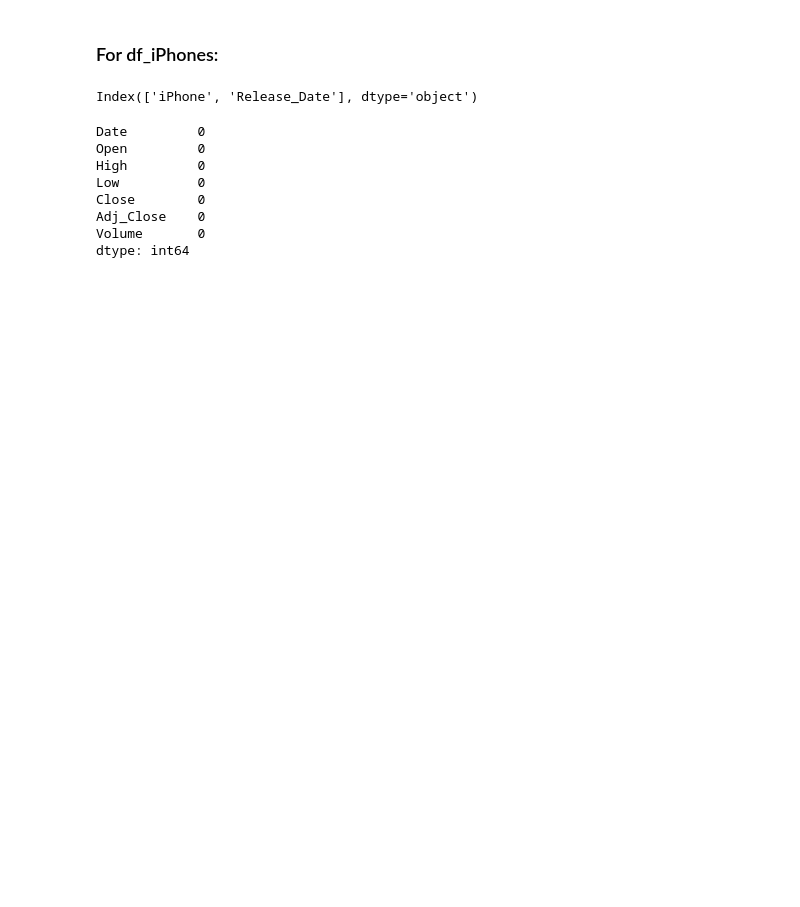
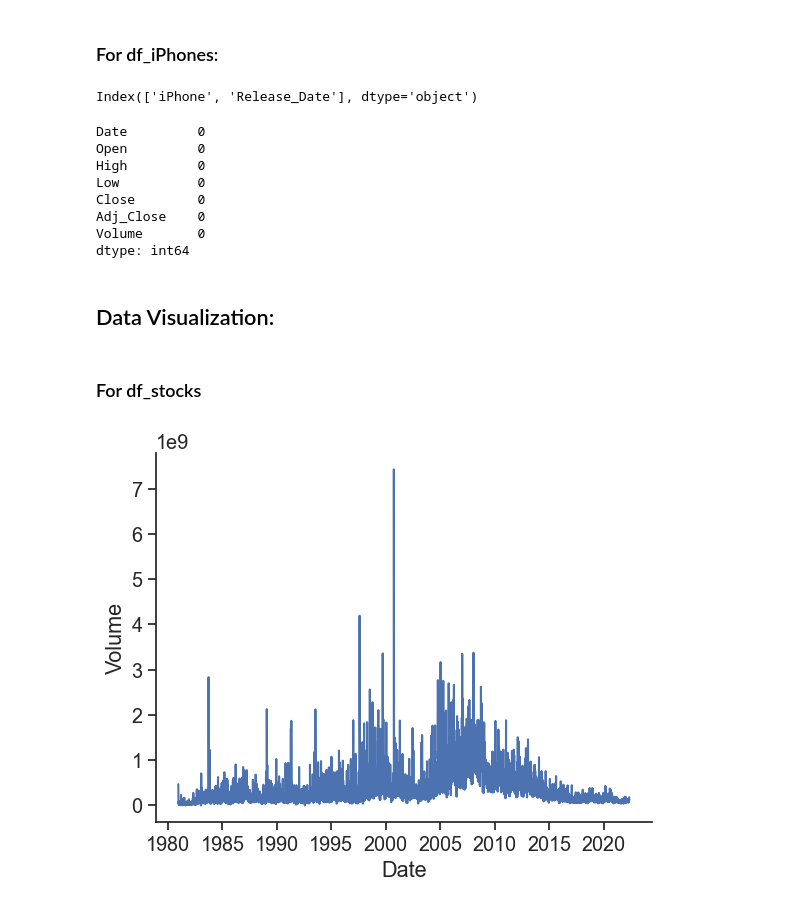
Before and after one commit to ubco-W2022T2-data301/project-group-group11, a Jupyter notebook: analysis/analysis1.ipynb, the cells around one changed output. Drawn from its saved outputs; the diff is of its cells as text; code cells hidden in the pictures; blank space fills up the shorter version.

```diff
--- a/analysis/analysis1.ipynb
+++ b/analysis/analysis1.ipynb
@@ -145,0 +152,9 @@ dtype: int64
+# %% [markdown]
+## Data Visualization:
+# %% [markdown]
+### For df_stocks
+# %%
+sns.lineplot(x='Date', y='Volume', data=df_stocks)
+plt.show()
+# %% [output]
+[figure, added]
```
Also changed, not shown: parts of 19 cells of this notebook.
